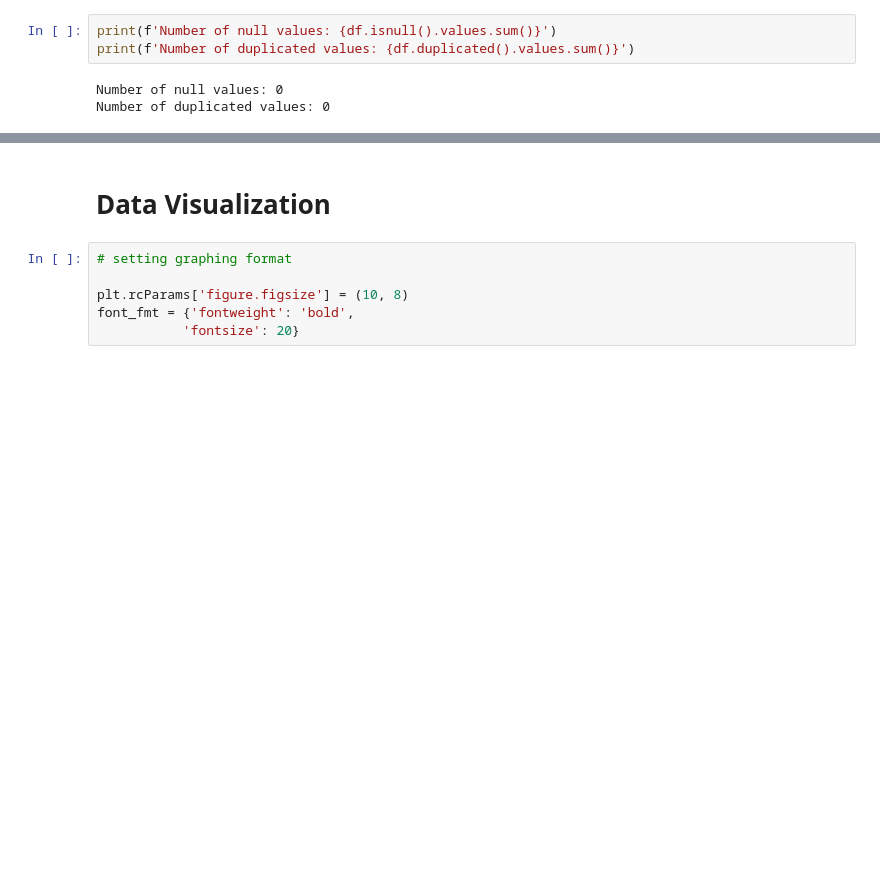
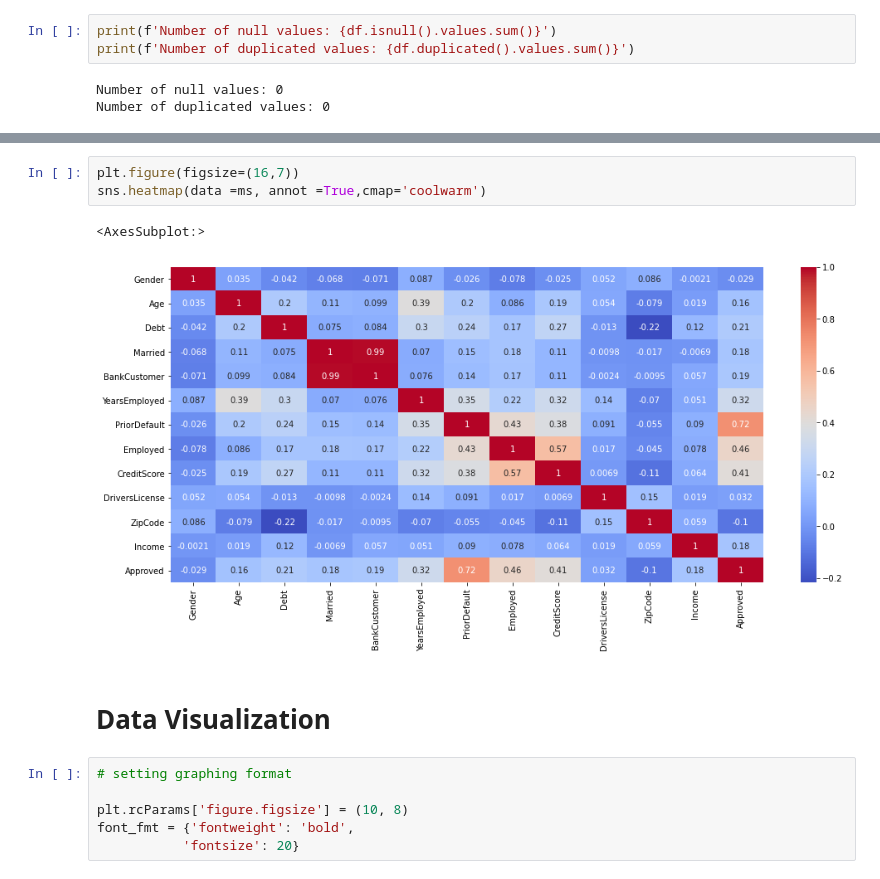
Before and after one commit to Jyotirmoy2/Creditcard_approval_prediction, a Jupyter notebook: final projct.ipynb, the cells around one changed output, grey strips where cells are left out. Drawn from its saved outputs; the diff is of its cells as text; blank space fills up the shorter version.

```diff
--- a/final projct.ipynb
+++ b/final projct.ipynb
@@ -139,3 +133,9 @@ sns.heatmap(data =ms, annot =True,cmap='rocket')
+# %%
+plt.figure(figsize=(16,7))
+sns.heatmap(data =ms, annot =True,cmap='coolwarm')
+# %% [output]
+<AxesSubplot:>
+[figure, added]
 # %% [markdown]
 # Data Visualization
 # %%
```
Also changed, not shown: parts of 14 cells of this notebook.
